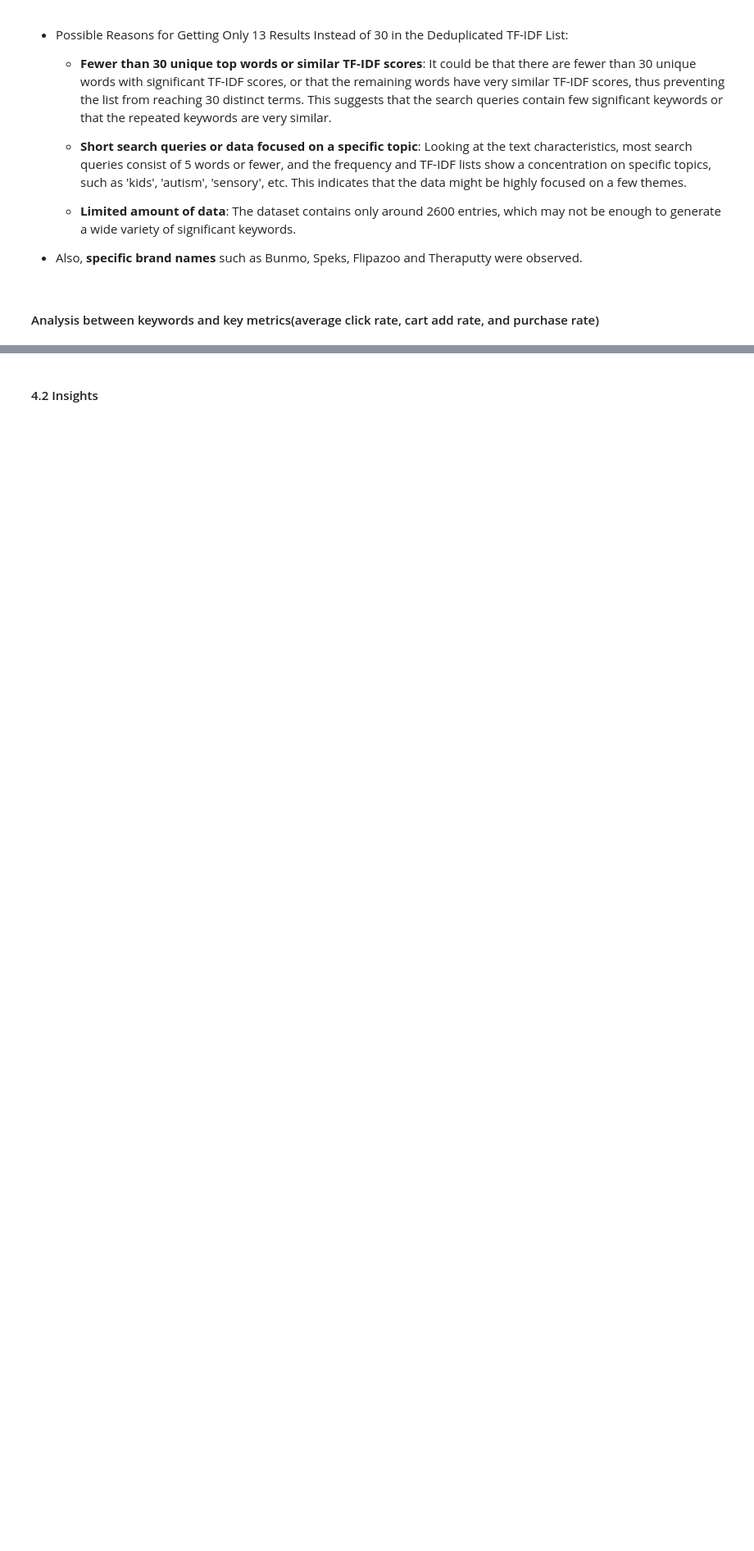
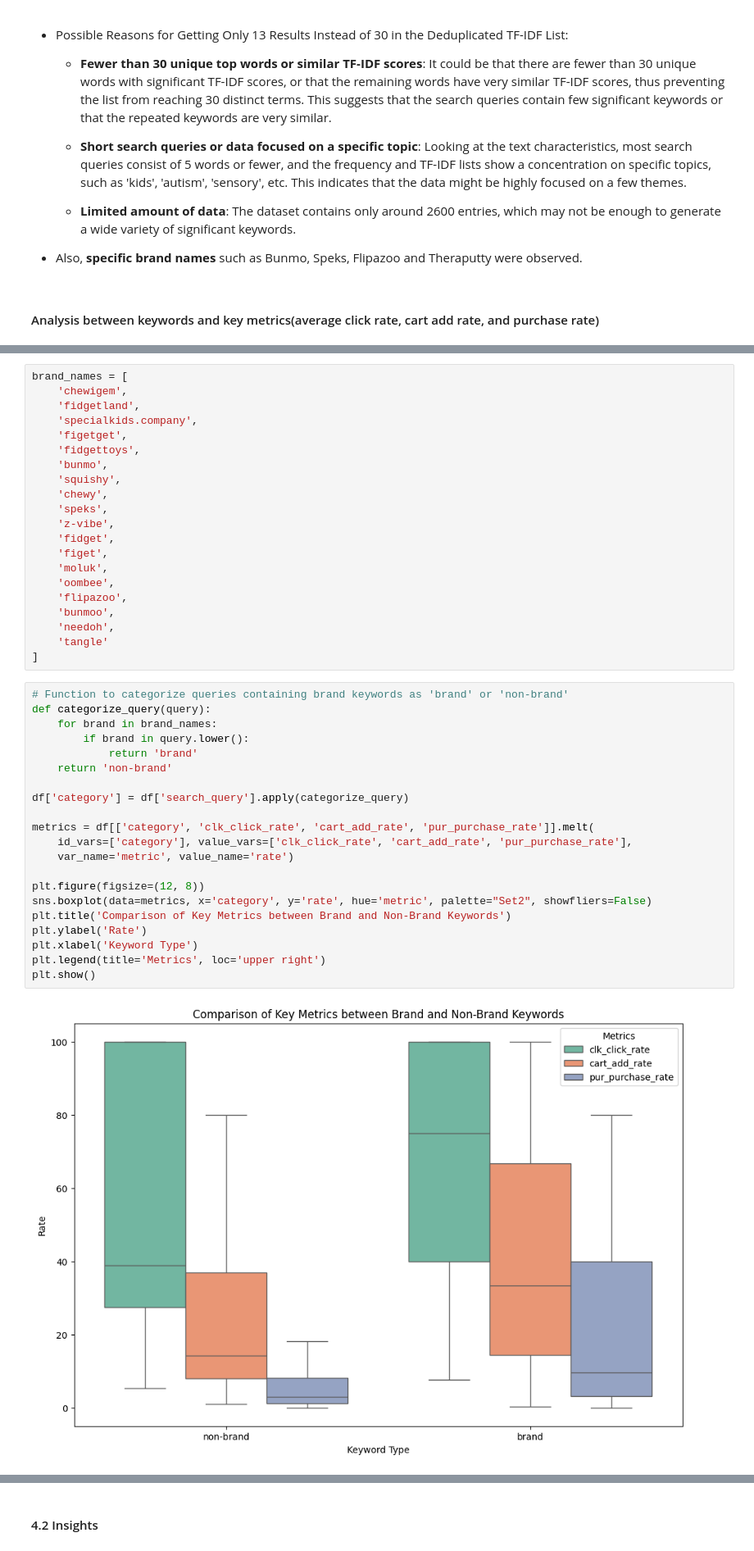
Before and after one commit to liz-song/amazon-mlproject, a Jupyter notebook: Amazon.ipynb, the cells around one changed output, grey strips where cells are left out. Shown at 82% size. Cells and saved outputs as stored; diff of their text form; blank space fills up the shorter version.

```diff
--- a/Amazon.ipynb
+++ b/Amazon.ipynb
@@ -516,0 +539,44 @@ Results for Queries Containing 'noodlies':
+# %%
+brand_names = [
+    'chewigem',
+    'fidgetland',
+    'specialkids.company',
+    'figetget',
+    'fidgettoys',
+    'bunmo',
+    'squishy',
+    'chewy',
+    'speks',
+    'z-vibe',
+    'fidget',
+    'figet',
+    'moluk',
+    'oombee',
+    'flipazoo',
+    'bunmoo',
+    'needoh',
+    'tangle'
+]
+# %%
+# Function to categorize queries containing brand keywords as 'brand' or 'non-brand'
+def categorize_query(query):
+    for brand in brand_names:
+        if brand in query.lower():
+            return 'brand'
+    return 'non-brand'
+
+df['category'] = df['search_query'].apply(categorize_query)
+
+metrics = df[['category', 'clk_click_rate', 'cart_add_rate', 'pur_purchase_rate']].melt(
+    id_vars=['category'], value_vars=['clk_click_rate', 'cart_add_rate', 'pur_purchase_rate'],
+    var_name='metric', value_name='rate')
+
+plt.figure(figsize=(12, 8))
+sns.boxplot(data=metrics, x='category', y='rate', hue='metric', palette="Set2", showfliers=False)
+plt.title('Comparison of Key Metrics between Brand and Non-Brand Keywords')
+plt.ylabel('Rate')
+plt.xlabel('Keyword Type')
+plt.legend(title='Metrics', loc='upper right')
+plt.show()
+# %% [output]
+[figure, added]
```
Also changed, not shown: parts of 39 cells of this notebook.
